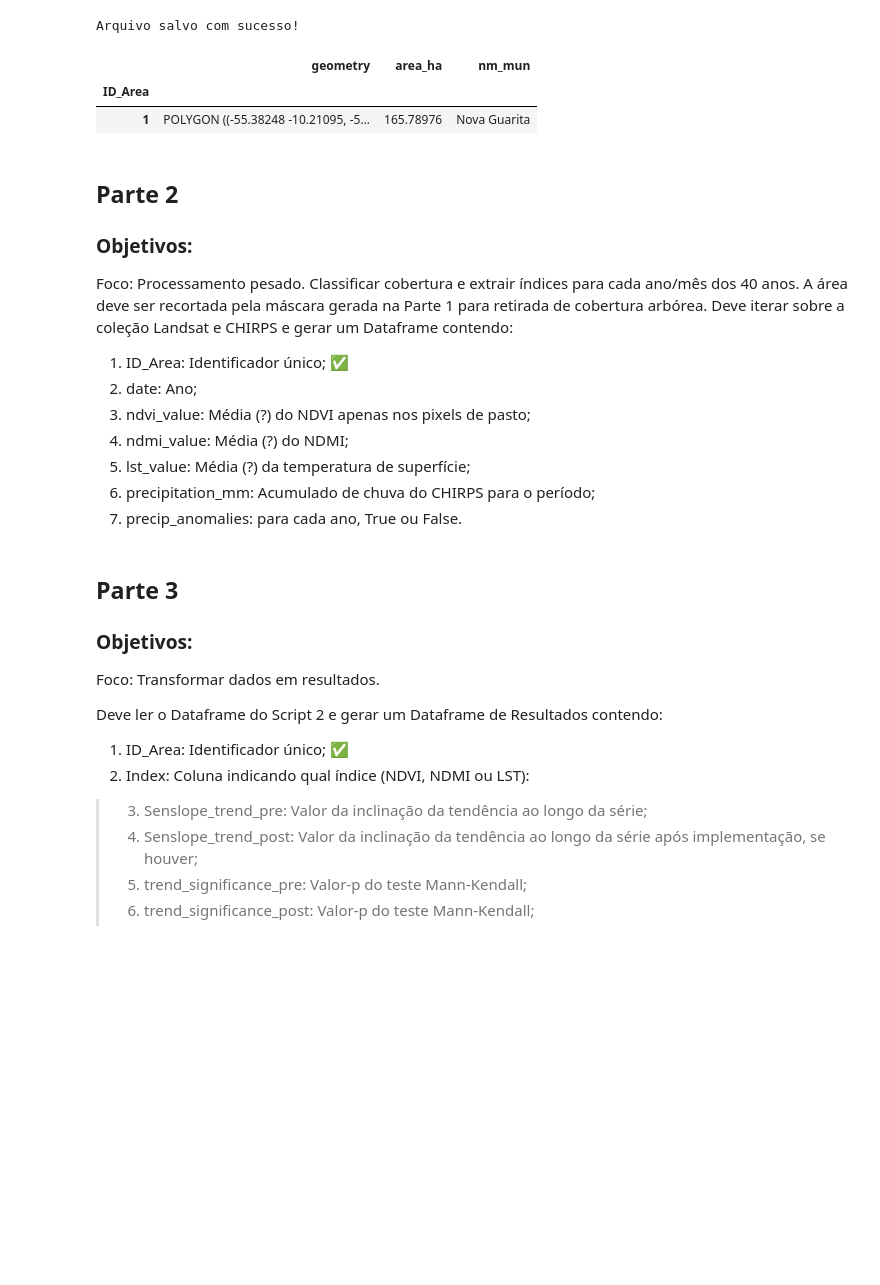
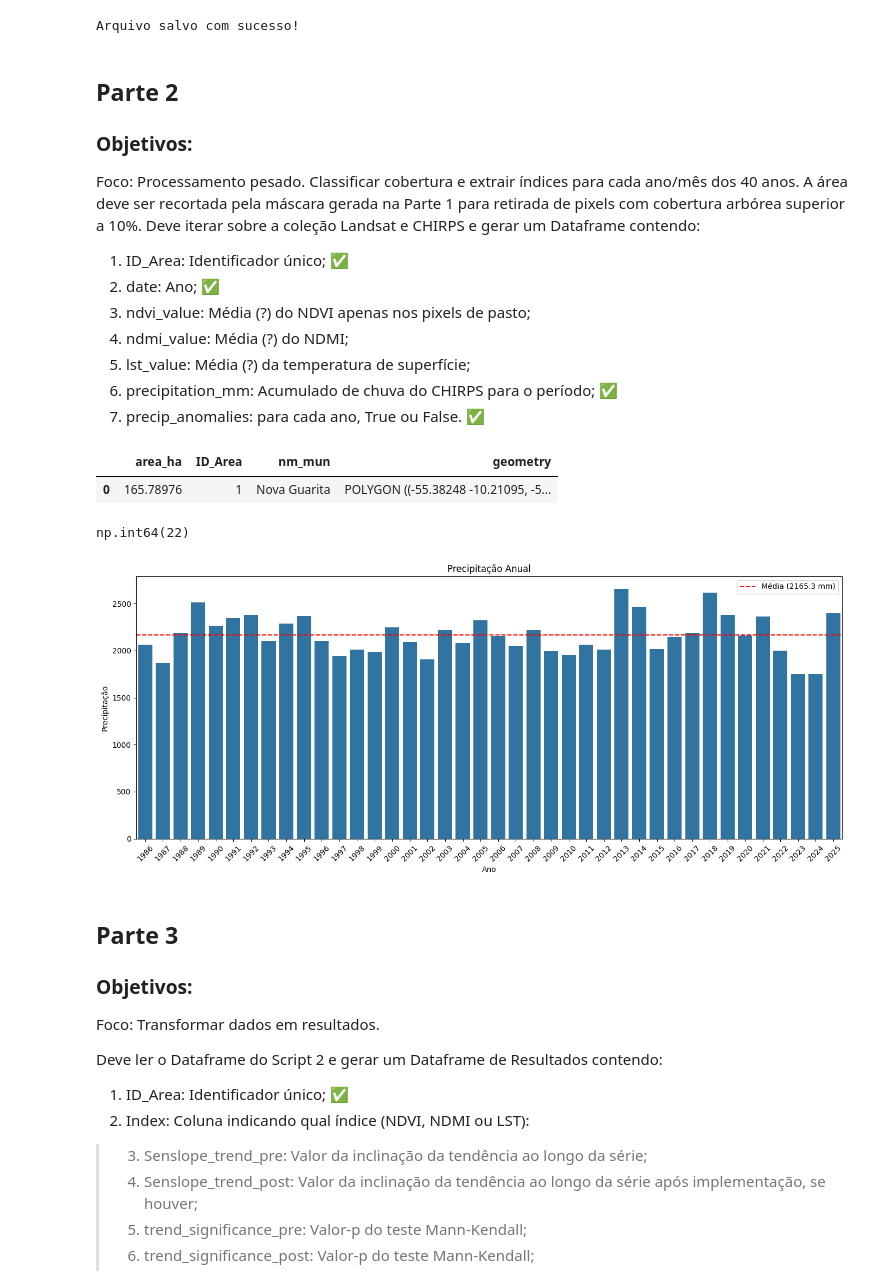
Before and after one commit to GuilhermeFernandez/climate_resilient_pastures, a Jupyter notebook: Esboco_Projeto.ipynb, the cells around one changed output. Cells and saved outputs as stored; diff of their text form; code cells hidden in the pictures; blank space fills up the shorter version.

Commit message:
Adicionada extração de precipitação anual e calculo de média histórica para os 40 anos de dados.

```diff
--- a/Esboco_Projeto.ipynb
+++ b/Esboco_Projeto.ipynb
@@ -88,8 +91,3 @@ gdf_mun = gpd.sjoin(gdf, municipalities[['name_muni', 'geometry']],
                              predicate='intersects')
 gdf_mun = gdf_mun.drop(['index_right', 'id'], axis=1)
 gdf_mun.columns = ['geometry','area_ha','ID_Area','nm_mun']
-gdf_mun.set_index('ID_Area')
-# %% [output]
-|  | geometry | area_ha | nm_mun |
-| ID_Area |  |  |  |
-| 1 | POLYGON ((-55.38248 -10.21095, -5... | 165.78976 | Nova Guarita |
@@ -97,12 +97,12 @@ gdf_mun.set_index('ID_Area')
 ## Parte 2
 ### Objetivos:
 
-Foco: Processamento pesado. Classificar cobertura e extrair índices para cada ano/mês dos 40 anos. A área deve ser recortada pela máscara gerada na Parte 1 para retirada de cobertura arbórea. Deve iterar sobre a coleção Landsat e CHIRPS e gerar um Dataframe contendo:
+Foco: Processamento pesado. Classificar cobertura e extrair índices para cada ano/mês dos 40 anos. A área deve ser recortada pela máscara gerada na Parte 1 para retirada de pixels com cobertura arbórea superior a 10%. Deve iterar sobre a coleção Landsat e CHIRPS e gerar um Dataframe contendo:
 
 1.   ID_Area: Identificador único; ✅
-2.   date: Ano;
+2.   date: Ano; ✅
 3. ndvi_value: Média (?) do NDVI apenas nos pixels de pasto;
 4. ndmi_value: Média (?) do NDMI;
 5. lst_value: Média (?) da temperatura de superfície;
-6. precipitation_mm: Acumulado de chuva do CHIRPS para o período;
-7. precip_anomalies: para cada ano, True ou False.
+6. precipitation_mm: Acumulado de chuva do CHIRPS para o período; ✅
+7. precip_anomalies: para cada ano, True ou False. ✅
@@ -108,0 +115,6 @@ Foco: Processamento pesado. Classificar cobertura e extrair índices para cada a
+# %%
+gdf = gpd.read_file('/content/study_areas.geojson')
+gdf.to_crs(epsg=4674)
+# %% [output]
+|  | area_ha | ID_Area | nm_mun | geometry |
+| 0 | 165.78976 | 1 | Nova Guarita | POLYGON ((-55.38248 -10.21095, -5... |
@@ -109,3 +140,52 @@ Foco: Processamento pesado. Classificar cobertura e extrair índices para cada a
+# %%
+for index, row in gdf.iterrows():
+  geom = ee.Geometry(row.geometry.__geo_interface__)
+  id_area = row['ID_Area'] if 'ID_Area' in gdf.columns else index
+  aoi = ee.Feature(geom, {'ID_Area': id_area})
+
+
+  annualRainfallData = years.map(calculateAnnualPrecipitation)
+  rainfallInfo = annualRainfallData.getInfo()
+
+  for feature in rainfallInfo:
+        props = feature['properties']
+        if props.get('precipitation') is not None:
+            precipitationData.append({
+                'ID_Area': id_area, # Usa a variável do Python direto para poupar processamento
+                'year': props['year'],
+                'precipitation': props['precipitation']
+            })
+# %%
+df_metricas = pd.DataFrame(precipitationData)
+df_metricas = df_metricas.sort_values(by=['ID_Area', 'year']).reset_index(drop=True)
+
+df_metricas.to_csv('metricas.csv', index=False)
+# %%
+averagePrecipitation = df_metricas['precipitation'].mean()
+df_metricas['precip_anomalies'] = df_metricas['precipitation'] < averagePrecipitation
+df_metricas['precip_anomalies'].sum()
+
+print(averagePrecipitation)
+print(df_metricas)
+# %% [output]
+np.int64(22)
+# %%
+import seaborn as sns
+import matplotlib.pyplot as plt
+
+plt.figure(figsize=(14, 6))
+p = sns.barplot(x='year', y='precipitation', data=df_metricas)
+plt.axhline(y=averagePrecipitation, color='red', linestyle='dashed', label=f'Média ({averagePrecipitation:.1f} mm)')
+plt.xticks(rotation=45)
+plt.title('Precipitação Anual')
+plt.xlabel('Ano')
+plt.ylabel('Precipitação')
+plt.legend()
+
+plt.tight_layout()
+plt.show()
+# %% [output]
+[figure, added]
 # %% [markdown]
 ## Parte 3
 ### Objetivos:
```
Also changed, not shown: parts of 7 cells of this notebook.
